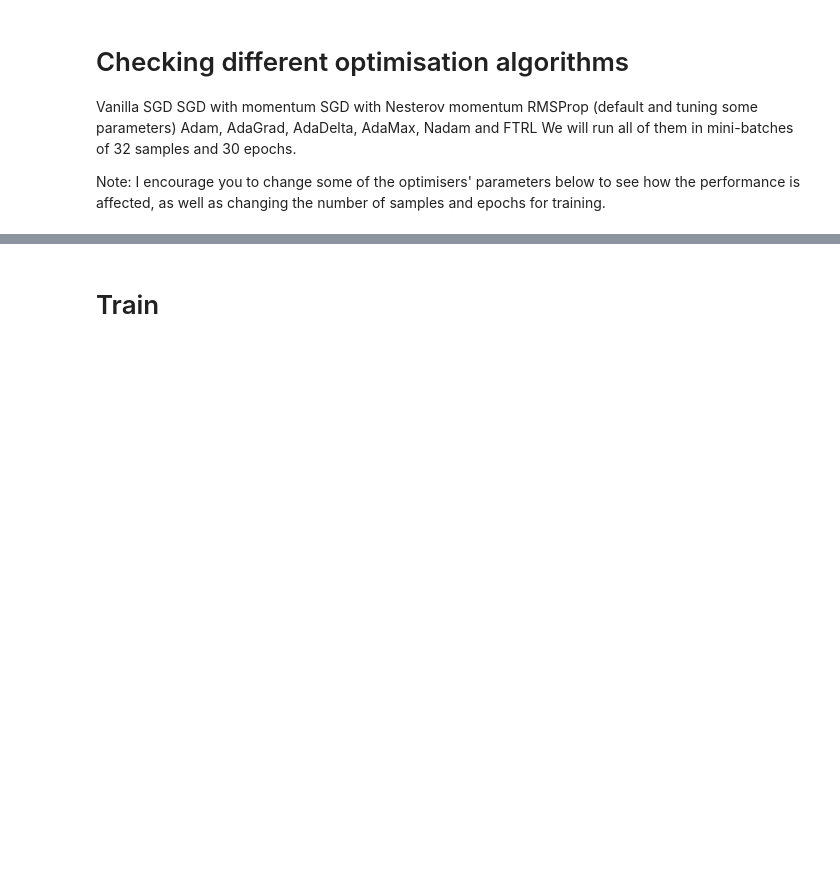
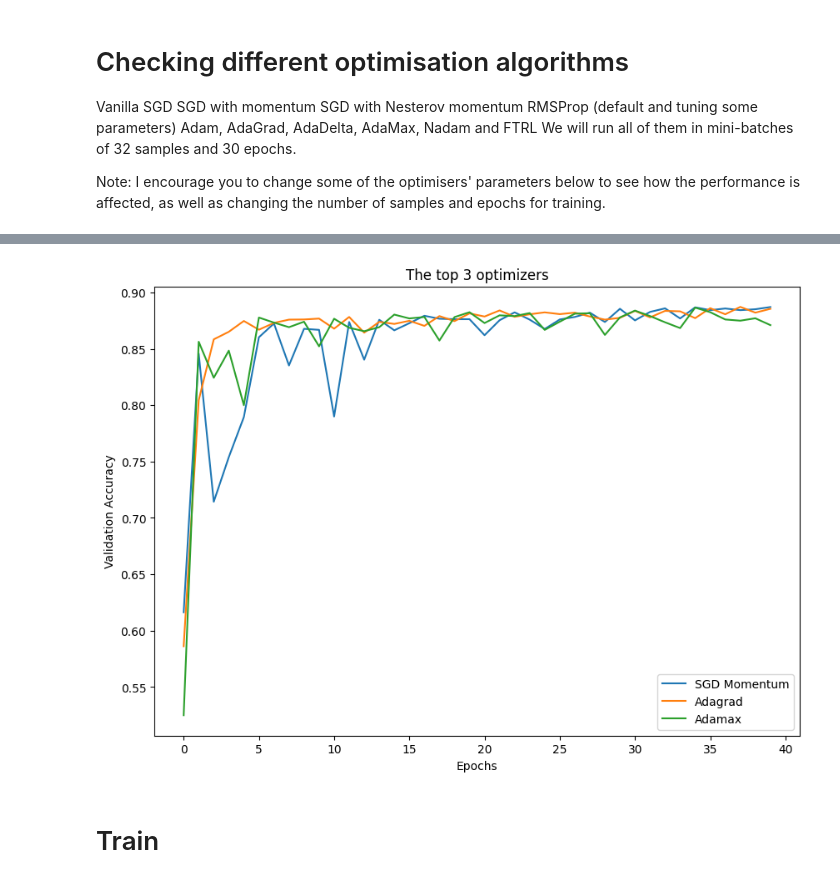
Before and after one commit to johnnysDeu/Thesis, a Jupyter notebook: Model_Optimizers.ipynb, the cells around one changed output, grey strips where cells are left out. Cells and saved outputs as stored; diff of their text form; code cells hidden in the pictures; blank space fills up the shorter version.

Commit message:
Optimizers

```diff
--- a/Model_Optimizers.ipynb
+++ b/Model_Optimizers.ipynb
@@ -198,7 +172,7 @@ SEED = 42 # to always get same dropout and shuffle
 # %%
 def allcnn(optimizer):
     model = Sequential()
-    model.add(Conv2D(32, (3,3), 1, activation='relu', input_shape=(256,256,3)))
+    model.add(Conv2D(32, (3,3), 1, activation='relu', input_shape=(224,224,3)))
     model.add(MaxPooling2D())
     model.add(BatchNormalization())
     #model.add(Dropout(0.2, seed=SEED))
@@ -216,7 +190,7 @@ def allcnn(optimizer):
     model.add(Conv2D(128, (3,3), 1, activation='relu'))
     model.add(MaxPooling2D())
     model.add(BatchNormalization())
-    model.add(Dropout(0.2, seed=SEED))
+    model.add(Dropout(0.5, seed=SEED))
 
     model.add(Flatten())
     model.add(Dense(256, activation='relu'))
@@ -294,17 +268,17 @@ ftrl = optimizers.Ftrl(
     l2_shrinkage_regularization_strength=0.0,
 )
 # %%
-#optimisers = [vanilla_sgd, sgd_momentum, sgd_nesterov, rmsprop, rmsprop_momentum, adam, adadelta, adagrad, adamax, nadam, ftrl]
+optimisers = [vanilla_sgd, sgd_momentum, sgd_nesterov, rmsprop, rmsprop_momentum, adam, adadelta, adagrad, adamax, nadam, ftrl]
 
-optimisers = [sgd_momentum, rmsprop, adam]
+#optimisers = [sgd_momentum, rmsprop, adam]
 # %%
-# optimisers_names = [
-#     'Vanilla SGD', 'SGD Momentum', 'SGD Nesterov', 'RMSprop', 'RMSprop Momentum',
-#     'Adam', 'Adadelta', 'Adagrad', 'Adamax', 'Nadam', 'Ftrl'
-# ]
+optimisers_names = [
+     'Vanilla SGD', 'SGD Momentum', 'SGD Nesterov', 'RMSprop', 'RMSprop Momentum',
+     'Adam', 'Adadelta', 'Adagrad', 'Adamax', 'Nadam', 'Ftrl'
+]
 
-optimisers_names = [
-    'SGD Momentum', 'RMSprop', 'Adam',]
+#optimisers_names = [
+#    'SGD Momentum', 'RMSprop', 'Adam',]
 # %%
 optimisers = {
     name: optimiser for name, optimiser in zip(optimisers_names, optimisers)
@@ -335,7 +317,7 @@ optimisers
 
 # adam = Adam(learning_rate=LEARNING_RATE, beta_1=beta1, beta_2=beta2, epsilon=epsilon)
 # %%
-EPOCHS=30
+EPOCHS=40
 MINI_BATCH=32
 VALIDATION_PERC=0.2
 histories = {}
@@ -344,11 +326,11 @@ for optimiser_name in optimisers:
     start = perf_counter()
     print('Fitting model with optimiser: ', optimiser_name)
     model = allcnn(optimisers[optimiser_name])
-    history = model.fit(train,
+    history = model.fit(train_generator,
                         epochs=EPOCHS,
                         batch_size=MINI_BATCH,
-                        validation_data=val,
-                        verbose=1
+                        validation_data=validation_generator,
+                        verbose=0
                        )
     print(' - It took:', round(perf_counter()-start, 2),'seconds')
     histories[optimiser_name] = history.history
@@ -395,3 +379,17 @@ plt.show()
+# %%
+winning_optimisers = [
+    'SGD Momentum', 'Adagrad', 'Adamax',
+]
+plt.figure(figsize=(10, 7))
+for h in winning_optimisers:
+    plt.plot(epochs, histories[h]['val_accuracy'], label=h)
+plt.title(f'The top 3 optimizers')
+plt.xlabel('Epochs')
+plt.ylabel('Validation Accuracy')
+plt.legend()
+plt.show()
+# %% [output]
+[figure, added]
 # %% [markdown]
 # Train
 # %%
```
Also changed, not shown: parts of 86 cells of this notebook.
